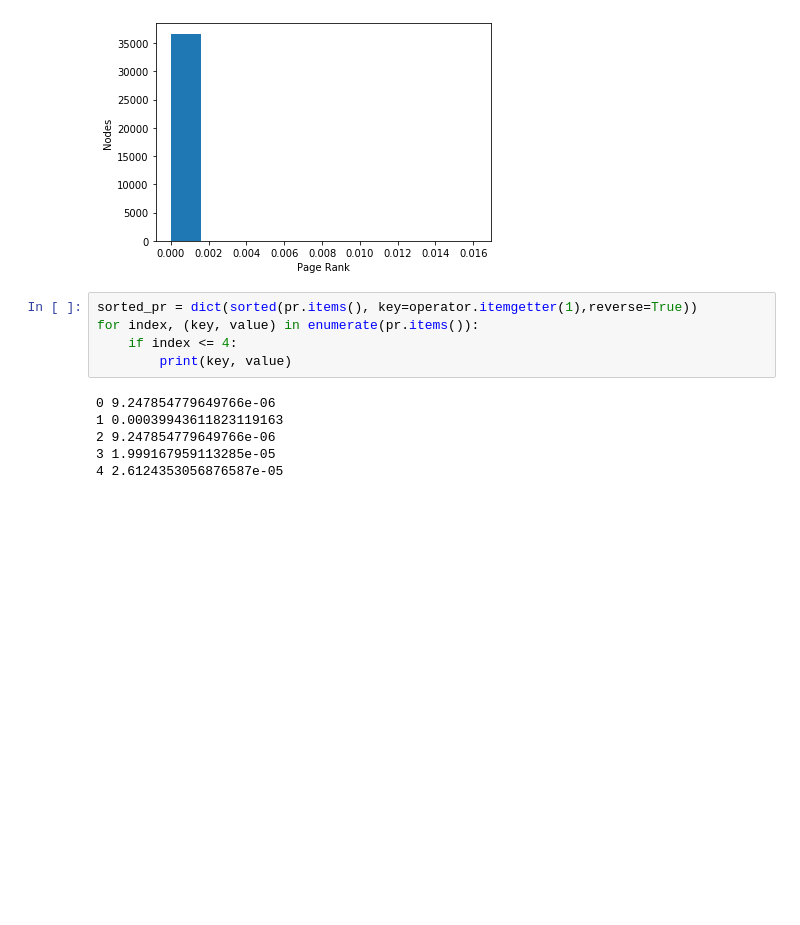
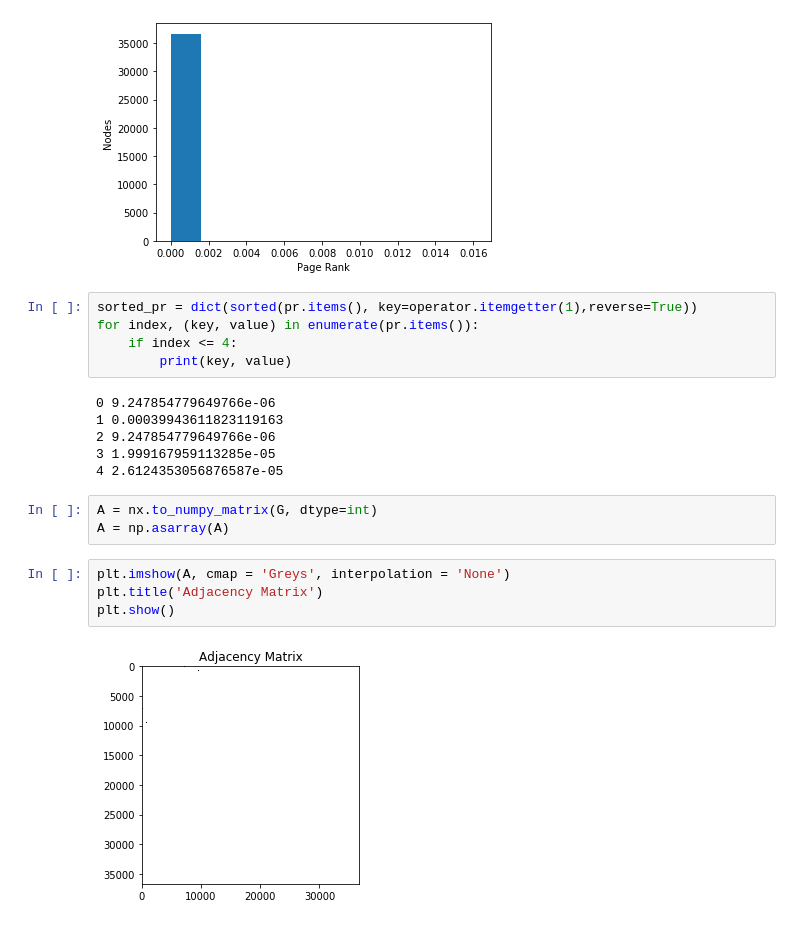
Before and after one commit to acquayefrank/na-enron-emails, a Jupyter notebook: Network Analysis of Enron Emails.ipynb, the cells around one changed output. Saved outputs shown, nothing was run; the diff lists cells and outputs as text; blank space fills up the shorter version.

Commit message:
attempted matrix stuff

```diff
--- a/Network Analysis of Enron Emails.ipynb
+++ b/Network Analysis of Enron Emails.ipynb
@@ -249,3 +249,12 @@ for index, (key, value) in enumerate(pr.items()):
 2 9.247854779649766e-06
 3 1.999167959113285e-05
 4 2.6124353056876587e-05
+# %%
+A = nx.to_numpy_matrix(G, dtype=int)
+A = np.asarray(A)
+# %%
+plt.imshow(A, cmap = 'Greys', interpolation = 'None')
+plt.title('Adjacency Matrix')
+plt.show()
+# %% [output]
+[figure, added]
```
Also changed, not shown: parts of 4 cells of this notebook.
